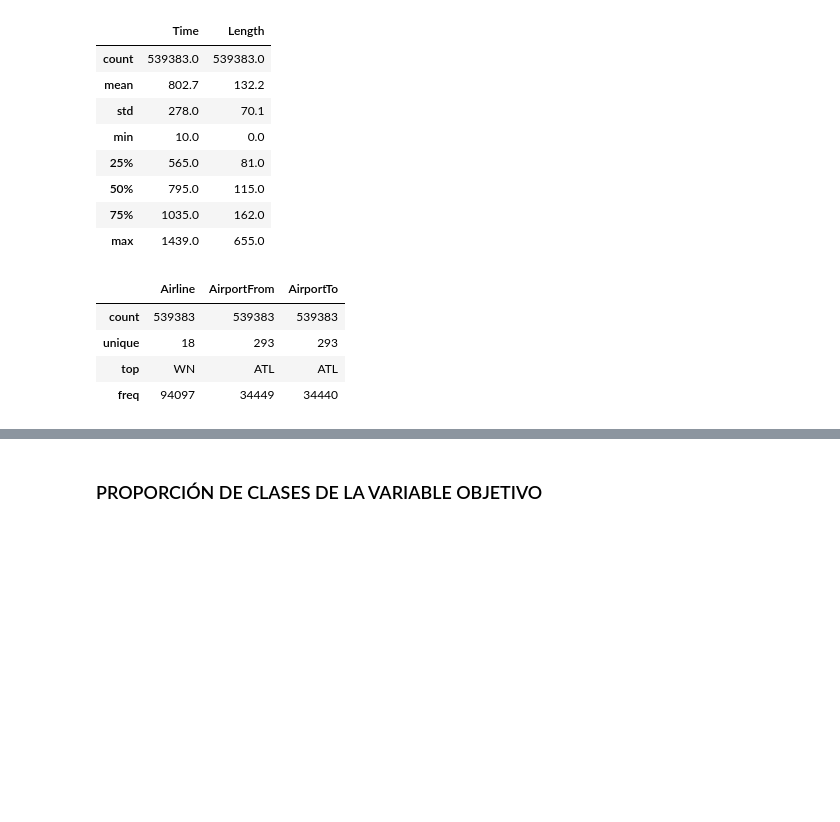
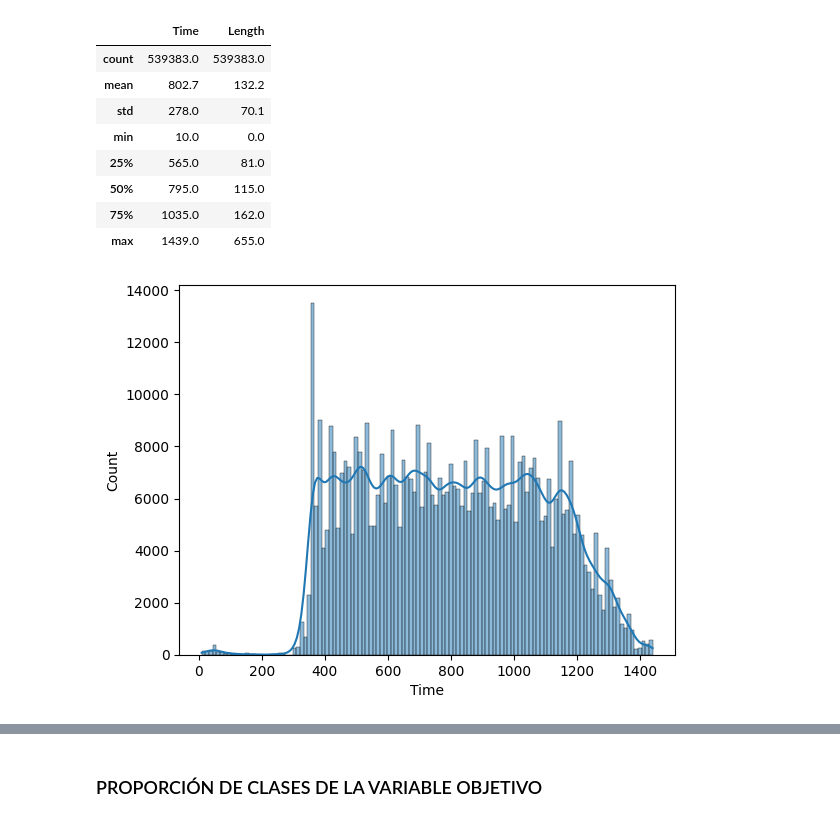
Before and after one commit to Sts87/FlightOnTime, a Jupyter notebook: FlightOnTime_Modelado 2.1.ipynb, the cells around one changed output, grey strips where cells are left out. Drawn from its saved outputs; the diff is of its cells as text; code cells hidden in the pictures; blank space fills up the shorter version.

```diff
--- a/FlightOnTime_Modelado 2.1.ipynb
+++ b/FlightOnTime_Modelado 2.1.ipynb
@@ -20,2 +27,8 @@ df = pd.read_csv(url)
+# %%
+def ancho_bin(df, columna):
+    q1, q3 = np.percentile(df[columna], [25, 75])
+    iqr = q3 - q1
+    ancho = 2 * iqr * np.power(len(df[columna]), -1/3)
+    return ancho
 # %% [markdown]
 ### INSPECCIÓN INICIAL
@@ -72,4 +80,0 @@ dtype: int64
-# %%
-df = df.apply(lambda x: x.str.strip() if x.dtype == 'object' else x)
-df.replace('', np.nan, inplace=True)
-df.isnull().sum()
@@ -100,15 +109,12 @@ df[['Time', 'Length']].describe().round(1)
 | 50% | 795.0 | 115.0 |
 | 75% | 1035.0 | 162.0 |
 | max | 1439.0 | 655.0 |
-# %%
-# VARIABLES CATEGÓRICAS
-df.describe(include='object')
-
-# DayOfWeek, variables numerica que podria ser categorica y con one hot encoding,
-# y tranformar al nombre del dia en vez del numero y crear como colunas para que el modelado pueda procesaral
-# %% [output]
-|  | Airline | AirportFrom | AirportTo |
-| count | 539383 | 539383 | 539383 |
-| unique | 18 | 293 | 293 |
-| top | WN | ATL | ATL |
-| freq | 94097 | 34449 | 34440 |
+# %%
+# Time
+# -Tiene un rango con distribucion uniforme desde 400 hasta 1000
+# -Esto indica que los horarios de salida son constantes en este rango
+anchobin = ancho_bin(df, 'Time')
+sns.histplot(data=df, x='Time', kde=True, binwidth=anchobin)
+plt.show()
+# %% [output]
+[figure, added]
```
Also changed, not shown: parts of 33 cells of this notebook.
